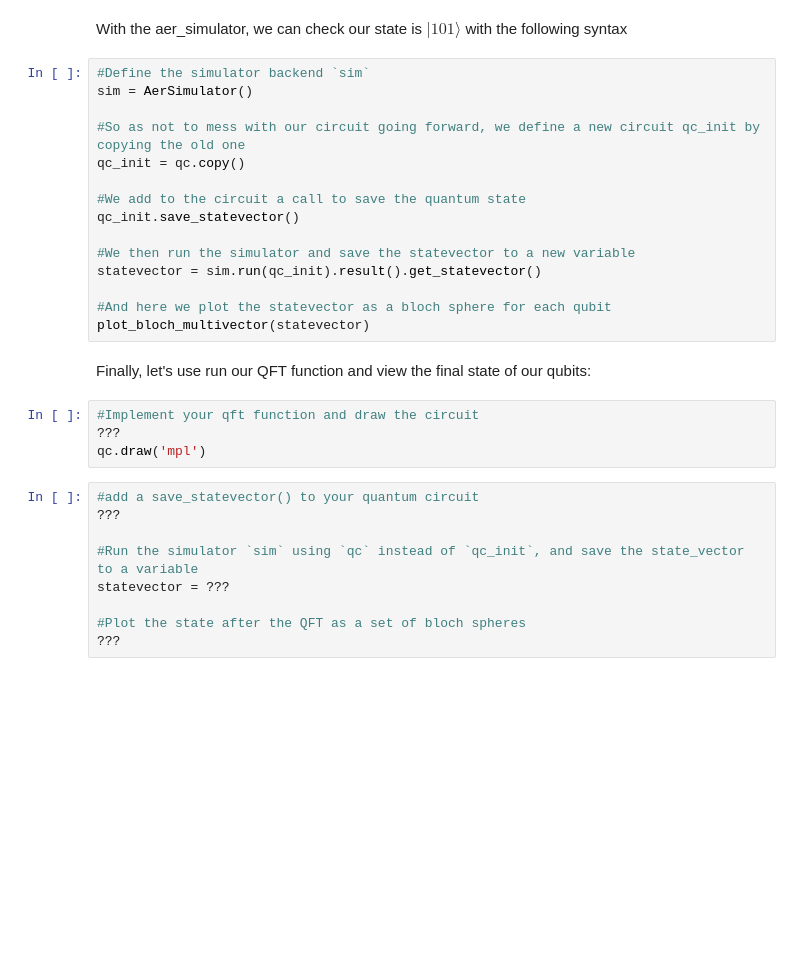
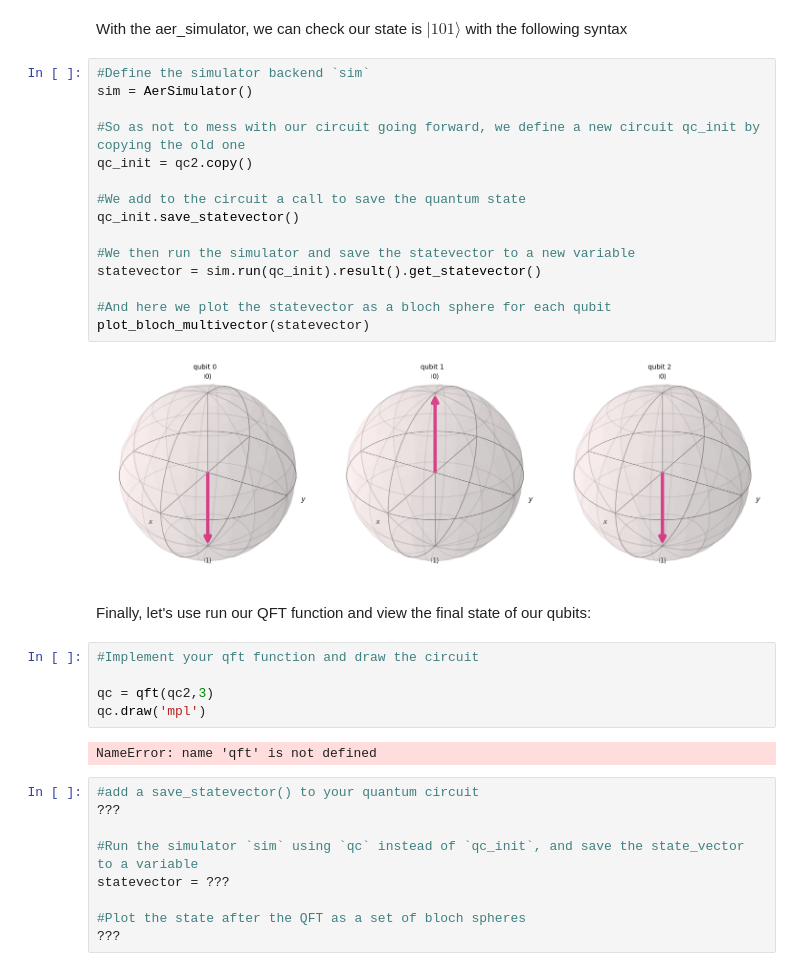
Before and after one commit to makenzieearle/Modeling-Probability-of-the-Schrodinger-Equation, a Jupyter notebook: week-2/12-13_quantum_fourier_transform.ipynb, the cells around one changed output. Cells and saved outputs as stored; diff of their text form; blank space fills up the shorter version.

```diff
--- a/week-2/12-13_quantum_fourier_transform.ipynb
+++ b/week-2/12-13_quantum_fourier_transform.ipynb
@@ -604,24 +656,29 @@ With the aer_simulator, we can check our state is $|101\rangle$ with the followi
 # %%
 #Define the simulator backend `sim`
 sim = AerSimulator()
 
 #So as not to mess with our circuit going forward, we define a new circuit qc_init by copying the old one
-qc_init = qc.copy()
+qc_init = qc2.copy()
 
 #We add to the circuit a call to save the quantum state
 qc_init.save_statevector()
 
 #We then run the simulator and save the statevector to a new variable
 statevector = sim.run(qc_init).result().get_statevector()
 
 #And here we plot the statevector as a bloch sphere for each qubit
 plot_bloch_multivector(statevector)
+# %% [output]
+[figure, added]
 # %% [markdown]
 Finally, let's use run our QFT function and view the final state of our qubits:
 # %%
 #Implement your qft function and draw the circuit
-???
+
+qc = qft(qc2,3)
 qc.draw('mpl')
+# %% [output]
+NameError: name 'qft' is not defined
 # %%
 #add a save_statevector() to your quantum circuit
 ???
```
Also changed, not shown: parts of 12 cells of this notebook.
